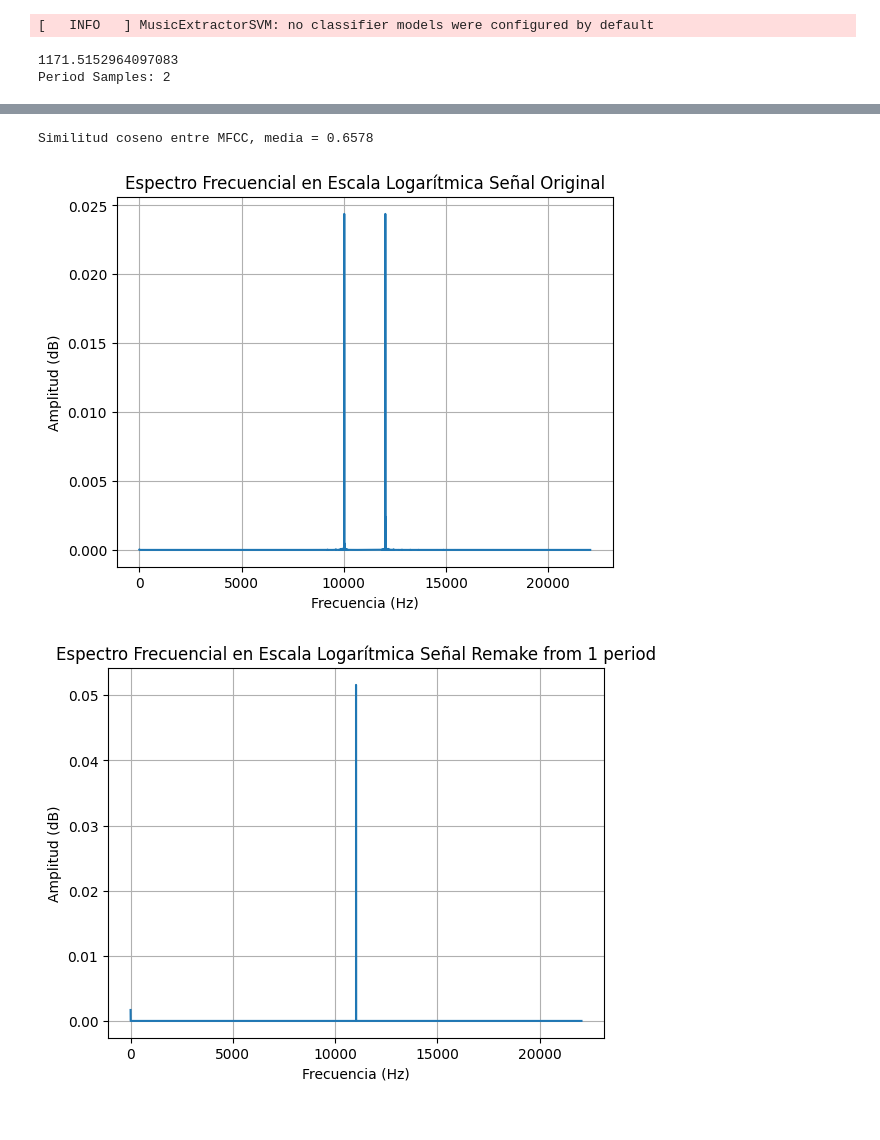
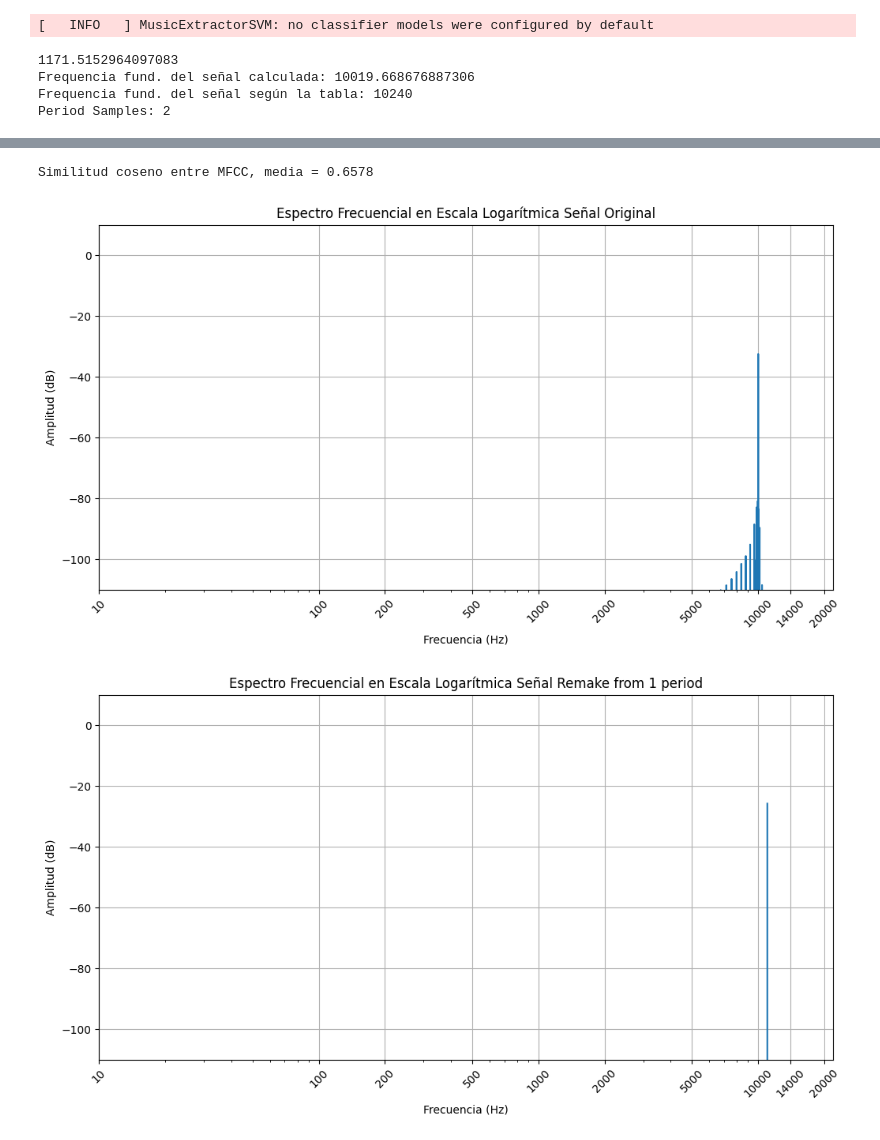
Before and after one commit to BoscoOlives/TFG-Kobol-BoscoOlives, a Jupyter notebook: Cut audios one period.ipynb, the cells around one changed output, grey strips where cells are left out. Cells and saved outputs as stored; diff of their text form; code cells hidden in the pictures.

Commit message:
Update plot espectre

```diff
--- a/Cut audios one period.ipynb
+++ b/Cut audios one period.ipynb
@@ -109,7 +109,7 @@ x_lim = [0, 5 * period]
 plt.plot(np.arange(len(audio)) / sampleRate, audio)
 plt.xlabel('Tiempo (s)')
 plt.ylabel('Amplitud')
-plt.title('Señal ' + file_name)
+plt.title('Señal Original ' + file_name)
 plt.axvline(x=period, color='r', linestyle='--', label='Periodo ')
 # period_theoric = 1/freq_fund_teorica
 # plt.axvline(x=period_theoric, color='g', linestyle='--', label='Periodo teórico')
@@ -121,7 +121,7 @@ plt.show()
 plt.plot(np.arange(len(audio_remake)) / sampleRate, audio_remake)
 plt.xlabel('Tiempo (s)')
 plt.ylabel('Amplitud')
-plt.title('Señal ' + file_name)
+plt.title('Señal Remake ' + file_name)
 plt.axvline(x=period, color='r', linestyle='--', label='Periodo ')
 # period_theoric = 1/freq_fund_teorica
 # plt.axvline(x=period_theoric, color='g', linestyle='--', label='Periodo teórico')
@@ -153,25 +153,27 @@ similitud_value = similitud_coseno_MFCC(audio, audio_remake)
 print("Similitud coseno entre MFCC, media = "+str(similitud_value))
 
 def plot_espectro_log(audio, sr, signal_tag):
-    n = len(audio)
-    k = np.arange(n)
-    T = n / sr
-    frq = k / T # two sides frequency range
-    frq = frq[:n] # one side frequency range
 
-    Y = np.fft.fft(audio) / n # fft computing and normalization
-    Y = Y[:n]
+    fig = plt.figure(figsize=(12, 6)) # create a figure with custom size
 
-    plt.figure()
-    plt.plot(frq, np.abs(Y)) # 20*log10(abs(y)) is the formula to convert amplitude to dB
+    plt.magnitude_spectrum(audio, Fs=sr, scale='dB')
     plt.title('Espectro Frecuencial en Escala Logarítmica Señal ' + signal_tag)
     plt.xlabel('Frecuencia (Hz)')
     plt.ylabel('Amplitud (dB)')
     plt.grid()
+    plt.xlim([10, 22000]) # set the limits of the x axis
+    plt.ylim([-110, 10]) # set the limits of the y axis
+    plt.xscale('log')
+    plt.xticks([10, 100, 200, 500, 1000, 2000, 5000, 10000, 14000, 20000],
+               ["10", "100", "200", "500", "1000", "2000", "5000", "10000", "14000", "20000"],
+               rotation=45) # set the location of the tick marks on the x axis
+
     plt.show()
 
 plot_espectro_log(audio, sampleRate, 'Original')
 plot_espectro_log(audio_remake, sampleRate, 'Remake from 1 period')
 # %% [output]
 1171.5152964097083
+Frequencia fund. del señal calculada: 10019.668676887306
+Frequencia fund. del señal según la tabla: 10240
 Period Samples: 2
@@ -180,5 +182,5 @@ Period Samples: 2
 [interactive output not drawn]
 [interactive output not drawn]
 Similitud coseno entre MFCC, media = 0.6578
-[figure, old version]
+[figure, new version]
-[figure, old version]
+[figure, new version]
```
Also changed, not shown: parts of 2 cells of this notebook.
